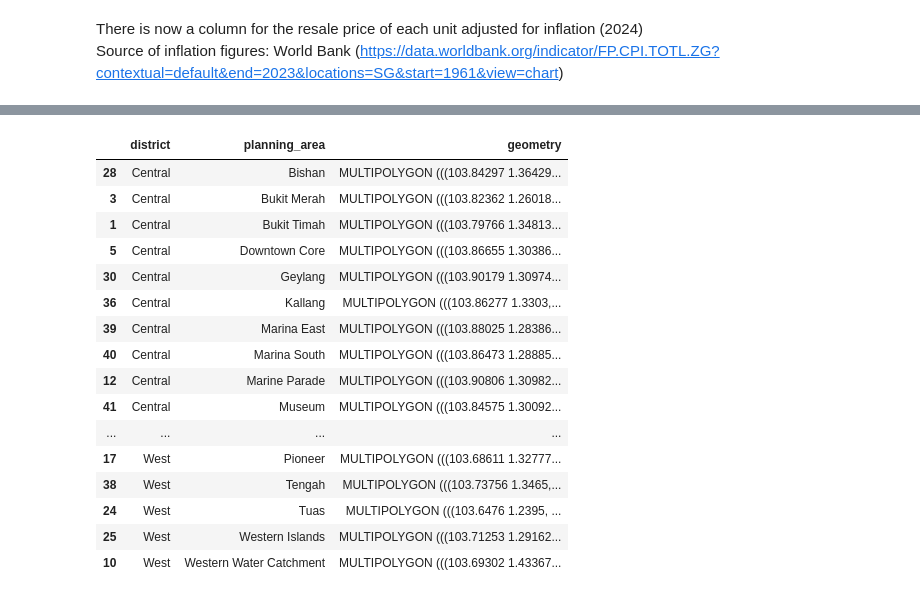
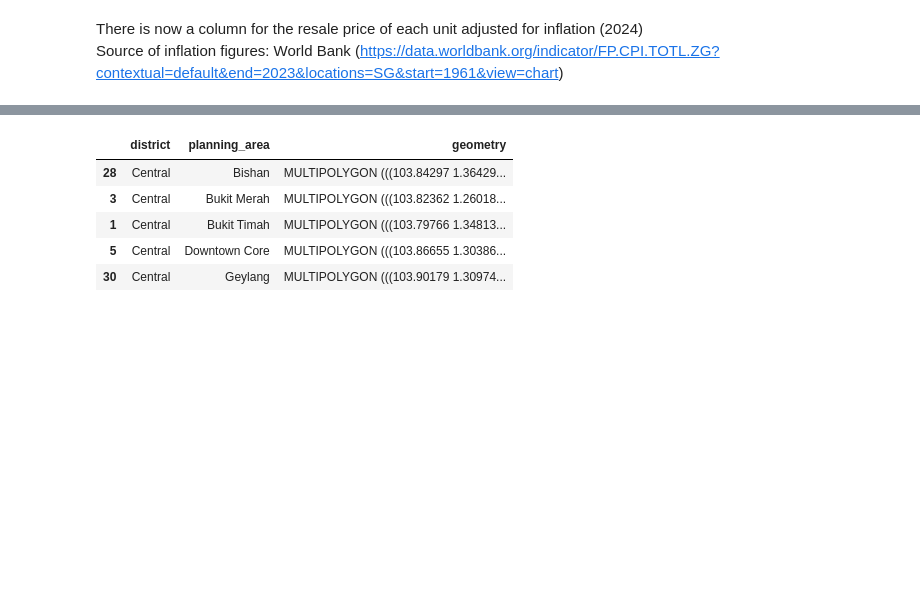
Before and after one commit to edwardbensa/sg-flat-resale, a Jupyter notebook: notebooks/resale-make_dataset.ipynb, the cells around one changed output, grey strips where cells are left out. Saved outputs shown, nothing was run; the diff lists cells and outputs as text; code cells hidden in the pictures; blank space fills up the shorter version.

```diff
--- a/notebooks/resale-make_dataset.ipynb
+++ b/notebooks/resale-make_dataset.ipynb
@@ -199,21 +193,10 @@ memory usage: 107.7+ MB
 # %%
 town_geo = gpd.read_file(EXTERNAL_DATA_DIR / 'district_and_planning_area.geojson')
-town_geo.sort_values(by=['district', 'planning_area'])
+town_geo.sort_values(by=['district', 'planning_area']).head()
 # %% [output]
 |  | district | planning_area | geometry |
 | 28 | Central | Bishan | MULTIPOLYGON (((103.84297 1.36429... |
 | 3 | Central | Bukit Merah | MULTIPOLYGON (((103.82362 1.26018... |
 | 1 | Central | Bukit Timah | MULTIPOLYGON (((103.79766 1.34813... |
 | 5 | Central | Downtown Core | MULTIPOLYGON (((103.86655 1.30386... |
 | 30 | Central | Geylang | MULTIPOLYGON (((103.90179 1.30974... |
-| 36 | Central | Kallang | MULTIPOLYGON (((103.86277 1.3303,... |
-| 39 | Central | Marina East | MULTIPOLYGON (((103.88025 1.28386... |
-| 40 | Central | Marina South | MULTIPOLYGON (((103.86473 1.28885... |
-| 12 | Central | Marine Parade | MULTIPOLYGON (((103.90806 1.30982... |
-| 41 | Central | Museum | MULTIPOLYGON (((103.84575 1.30092... |
-| ... | ... | ... | ... |
-| 17 | West | Pioneer | MULTIPOLYGON (((103.68611 1.32777... |
-| 38 | West | Tengah | MULTIPOLYGON (((103.73756 1.3465,... |
-| 24 | West | Tuas | MULTIPOLYGON (((103.6476 1.2395, ... |
-| 25 | West | Western Islands | MULTIPOLYGON (((103.71253 1.29162... |
-| 10 | West | Western Water Catchment | MULTIPOLYGON (((103.69302 1.43367... |
```
Also changed, not shown: parts of 10 cells of this notebook, 29 other files.
